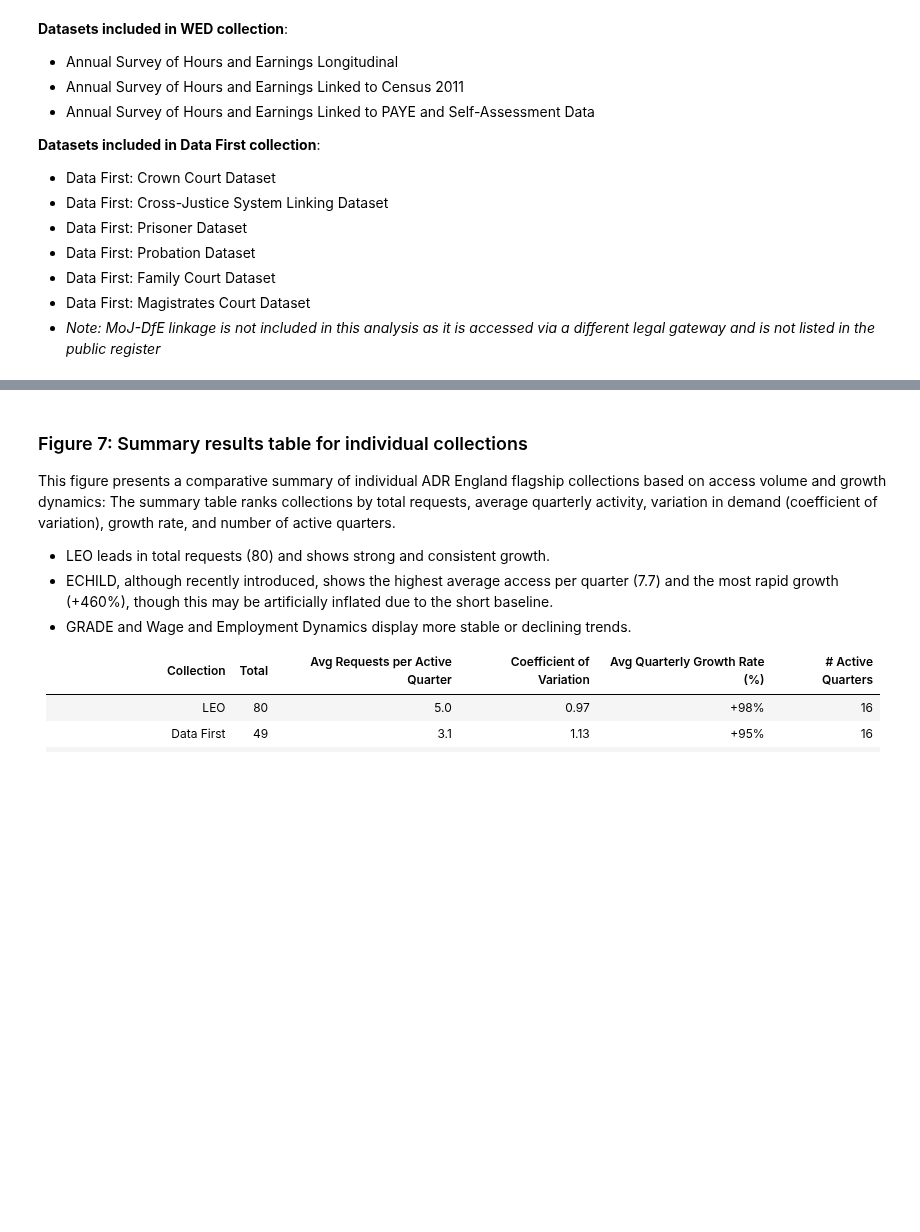
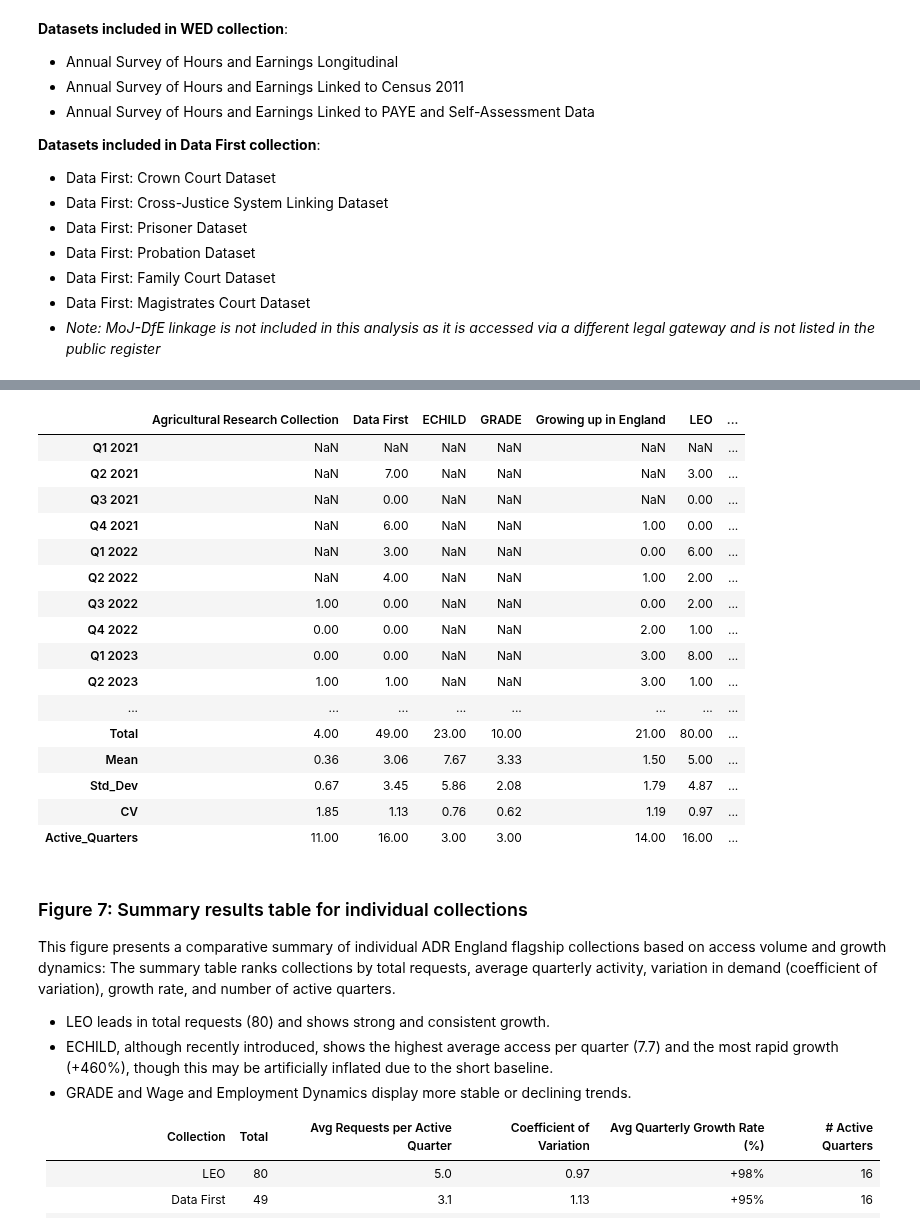
Before and after one commit to balintstewart77/ADR_DEA_project, a Jupyter notebook: analysis/DEA_projects_analysis.ipynb, the cells around one changed output, grey strips where cells are left out. Drawn from its saved outputs; the diff is of its cells as text; code cells hidden in the pictures; blank space fills up the shorter version.

```diff
--- a/analysis/DEA_projects_analysis.ipynb
+++ b/analysis/DEA_projects_analysis.ipynb
@@ -1544,0 +1349,21 @@ Active_Quarters                               17.00   17.0
+# %%
+summary = create_flagship_summary(data_flagship)
+summary
+# %% [output]
+|  | Agricultural Research Collection | Data First | ECHILD | GRADE | Growing up in England | LEO | ... |
+| Q1 2021 | NaN | NaN | NaN | NaN | NaN | NaN | ... |
+| Q2 2021 | NaN | 7.00 | NaN | NaN | NaN | 3.00 | ... |
+| Q3 2021 | NaN | 0.00 | NaN | NaN | NaN | 0.00 | ... |
+| Q4 2021 | NaN | 6.00 | NaN | NaN | 1.00 | 0.00 | ... |
+| Q1 2022 | NaN | 3.00 | NaN | NaN | 0.00 | 6.00 | ... |
+| Q2 2022 | NaN | 4.00 | NaN | NaN | 1.00 | 2.00 | ... |
+| Q3 2022 | 1.00 | 0.00 | NaN | NaN | 0.00 | 2.00 | ... |
+| Q4 2022 | 0.00 | 0.00 | NaN | NaN | 2.00 | 1.00 | ... |
+| Q1 2023 | 0.00 | 0.00 | NaN | NaN | 3.00 | 8.00 | ... |
+| Q2 2023 | 1.00 | 1.00 | NaN | NaN | 3.00 | 1.00 | ... |
+| ... | ... | ... | ... | ... | ... | ... | ... |
+| Total | 4.00 | 49.00 | 23.00 | 10.00 | 21.00 | 80.00 | ... |
+| Mean | 0.36 | 3.06 | 7.67 | 3.33 | 1.50 | 5.00 | ... |
+| Std_Dev | 0.67 | 3.45 | 5.86 | 2.08 | 1.79 | 4.87 | ... |
+| CV | 1.85 | 1.13 | 0.76 | 0.62 | 1.19 | 0.97 | ... |
+| Active_Quarters | 11.00 | 16.00 | 3.00 | 3.00 | 14.00 | 16.00 | ... |
```
Also changed, not shown: parts of 9 cells of this notebook.
